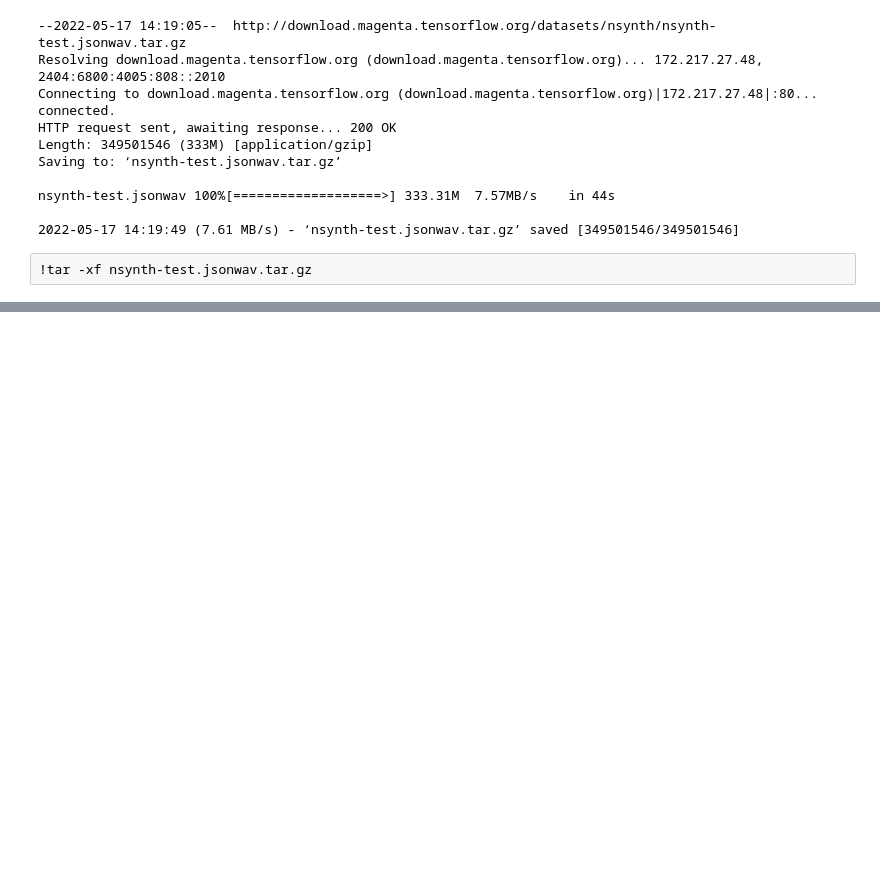
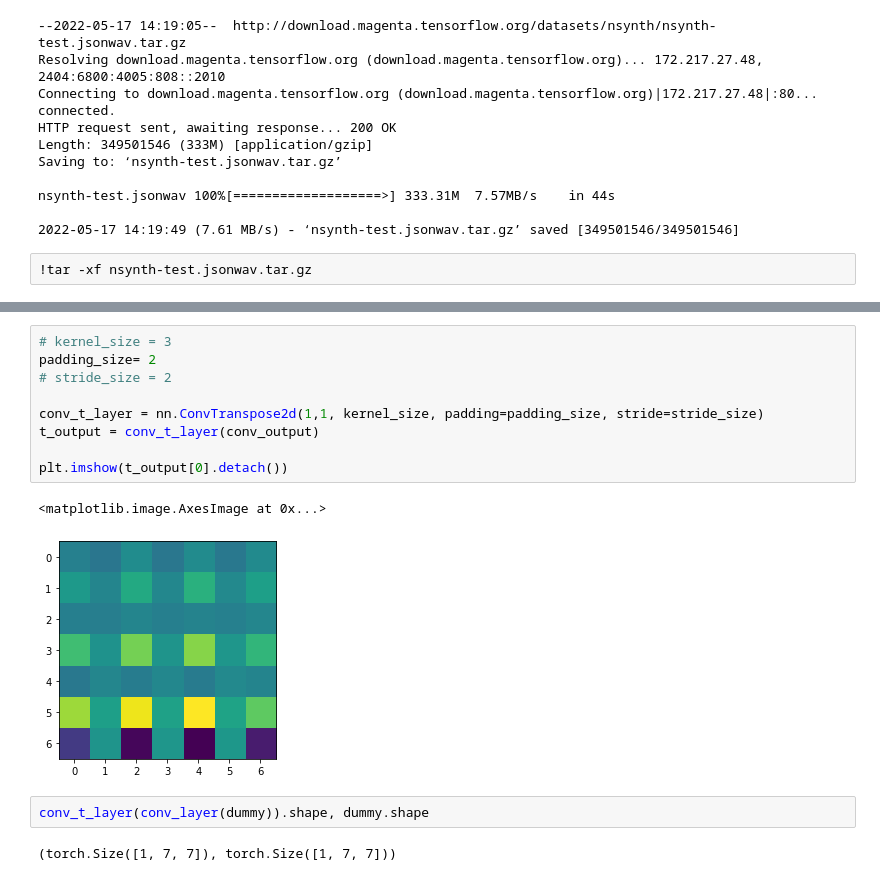
Before and after one commit to jdasam/ant5015-2022Spring, a Jupyter notebook: 11th_week_Autoencoder.ipynb, the cells around one changed output, grey strips where cells are left out. Cells and saved outputs as stored; diff of their text form; blank space fills up the shorter version.

```diff
--- a/11th_week_Autoencoder.ipynb
+++ b/11th_week_Autoencoder.ipynb
@@ -28,0 +110,16 @@ nsynth-test.jsonwav 100%[===================>] 333.31M  7.57MB/s    in 44s
+# %%
+# kernel_size = 3
+padding_size= 2
+# stride_size = 2
+
+conv_t_layer = nn.ConvTranspose2d(1,1, kernel_size, padding=padding_size, stride=stride_size)
+t_output = conv_t_layer(conv_output)
+
+plt.imshow(t_output[0].detach())
+# %% [output]
+<matplotlib.image.AxesImage at 0x...>
+[figure, added]
+# %%
+conv_t_layer(conv_layer(dummy)).shape, dummy.shape
+# %% [output]
+(torch.Size([1, 7, 7]), torch.Size([1, 7, 7]))
```
Also changed, not shown: parts of 12 cells of this notebook.
